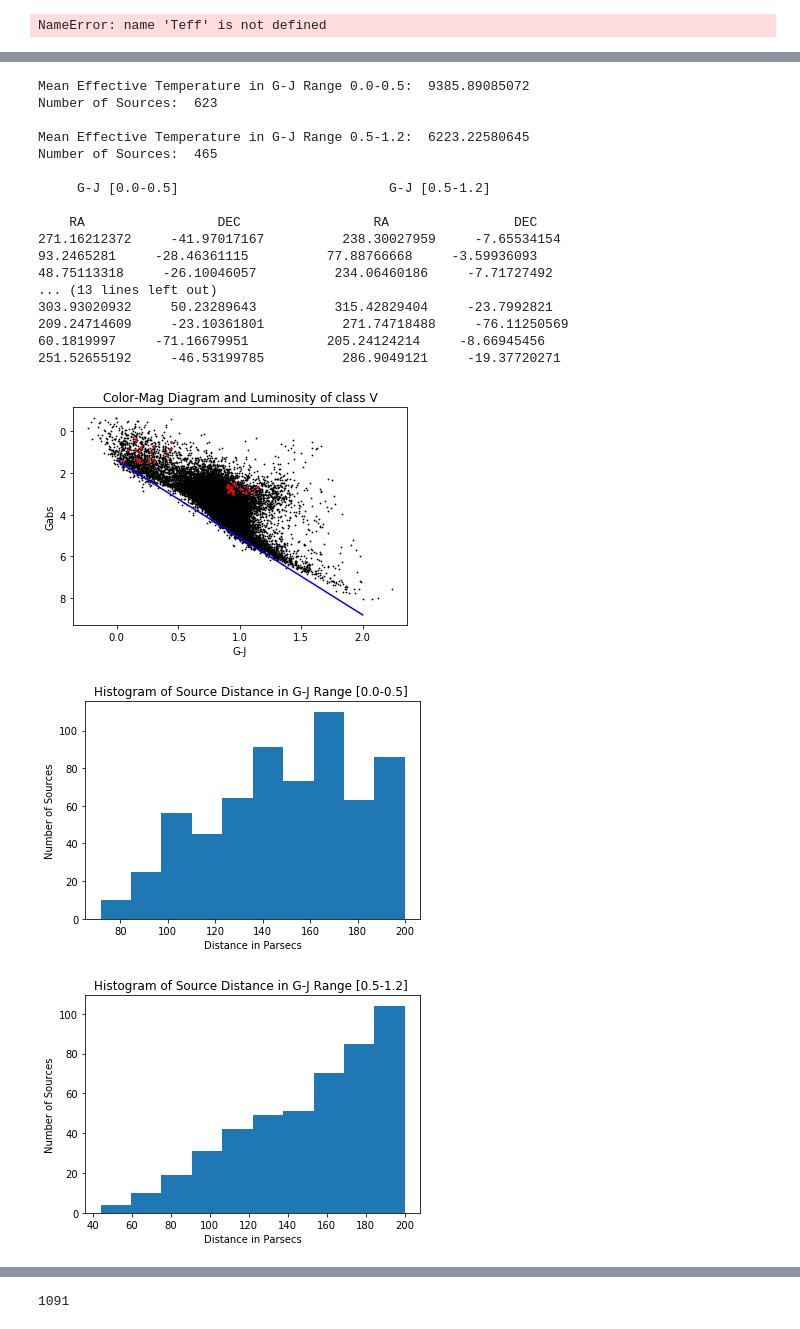
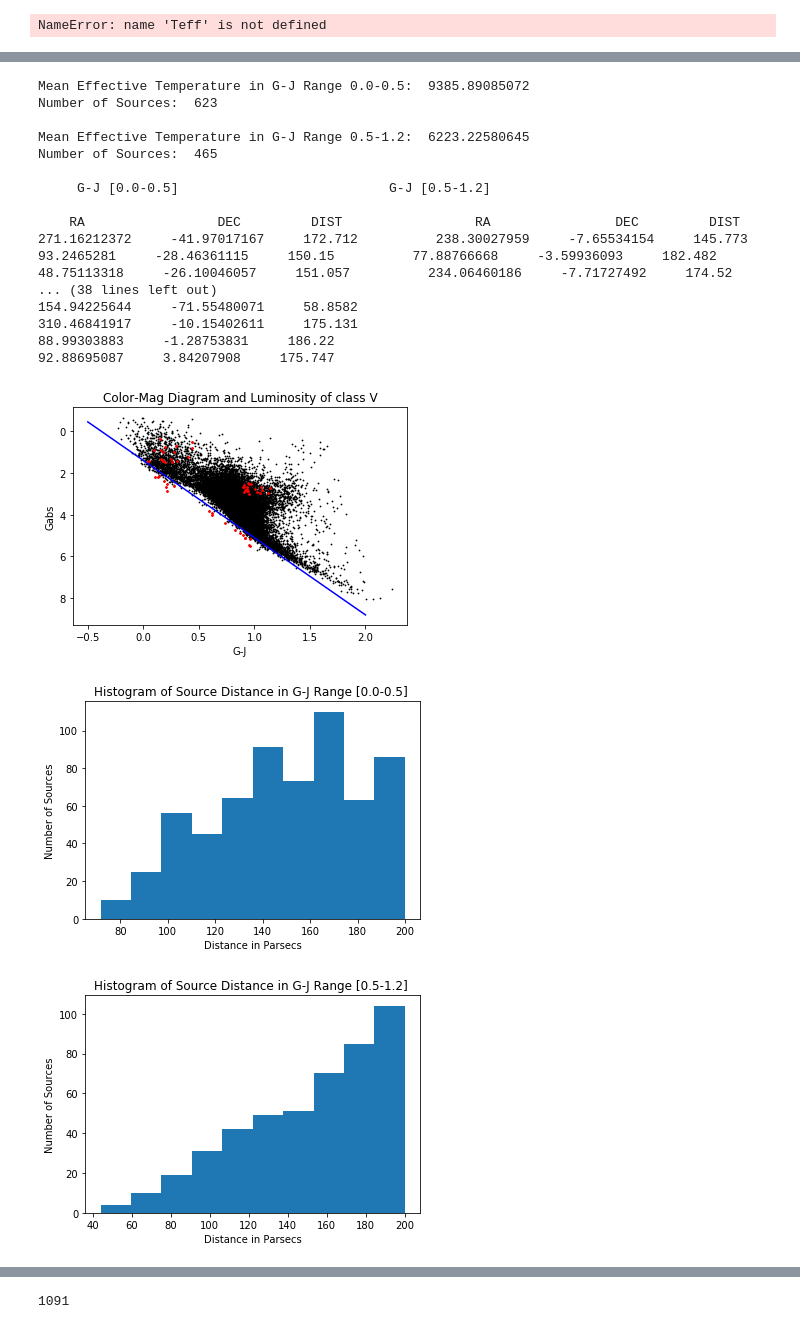
Before and after one commit to leemundy/GAIA, a Jupyter notebook: Work-Areas/khall/notebook/Data/StanCat Work.ipynb, the cells around one changed output, grey strips where cells are left out. Cells and saved outputs as stored; diff of their text form; code cells hidden in the pictures.

```diff
--- a/Work-Areas/khall/notebook/Data/StanCat Work.ipynb
+++ b/Work-Areas/khall/notebook/Data/StanCat Work.ipynb
@@ -495,9 +495,9 @@ GJ_below = []
 dist_below = []
 temp_below = []
 # Defines a rough estimate of the bottom of the Main Sequence Line.
-xrange = np.linspace(0.0,2.0)
+xrange = np.linspace(-0.5,2.0)
 yvalue = xrange*3.7 +1.4
-plt.plot(xrange,y,c='b')
+plt.plot(xrange,yvalue,c='b')
 
 for i in range(0,len(Teff)):
     if(SpTypeN[i] == 5.0 and Gmag.mask[i] == False and Jmag.mask[i] == False and Kmag.mask[i] == False and Hmag.mask[i] == False):
@@ -522,14 +522,22 @@ for i in range(0,len(Teff)):
                     G2nd.append(Gvalue)
                     GJ2nd.append(GJvalue)
                     dist_2nd.append(dist[i])
-#             if(0.2 <= GJvalue <= 0.5):
-#                 if(Gvalue/GJvalue < 3.7):
-#                     RA_below.append(RA[i])
-#                     DEC_below.append(DEC[i])
-#                     G_below.append(Gvalue)
-#                     GJ_below.append(GJvalue)
-#                     dist_below.append(dist[i])
-#                     temp_below.append(Teff[i])
+            if(0.1 <= GJvalue <= 1.0):
+                if(Gvalue > GJvalue*3.7+1.6):
+                    RA_below.append(RA[i])
+                    DEC_below.append(DEC[i])
+                    G_below.append(Gvalue)
+                    GJ_below.append(GJvalue)
+                    dist_below.append(dist[i])
+                    temp_below.append(Teff[i])
+#              if(0.2 <= GJvalue <= 0.5):
+#                  if(Gvalue/GJvalue < 3.7):
+#                      RA_below.append(RA[i])
+#                      DEC_below.append(DEC[i])
+#                      G_below.append(Gvalue)
+#                      GJ_below.append(GJvalue)
+#                      dist_below.append(dist[i])
+#                      temp_below.append(Teff[i])
 
 plt.title('Color-Mag Diagram and Luminosity of class V')
 plt.xlabel('G-J')
@@ -539,6 +547,8 @@ plt.scatter(GJabs,Gabs,s=0.6,c='k')
 meanTempFirst = np.mean(temp_first)
 meanTempSecond = np.mean(temp_second)
 
+Gabs100 = []
+GJabs100 = []
 
 
 print('Mean Effective Temperature in G-J Range 0.0-0.5: ', meanTempFirst, '\nNumber of Sources: ', len(RA_first), '\n')
@@ -546,7 +556,7 @@ print('Mean Effective Temperature in G-J Range 0.0-0.5: ', meanTempFirst, '\nNum
 
 print('Mean Effective Temperature in G-J Range 0.5-1.2: ', meanTempSecond, '\nNumber of Sources: ', len(RA_second), '\n')
 print('     G-J [0.0-0.5]                           G-J [0.5-1.2]\n')
-print('    RA                 DEC                 RA                DEC')
+print('    RA                 DEC         DIST                 RA                DEC         DIST')
 
 G_1st = []
 GJ_1st = []
@@ -554,45 +564,66 @@ G_2nd = []
 GJ_2nd = []
 for j in range(0,20):
 
-    print(RA_first[j], '   ',DEC_first[j], '        ',RA_second[j], '   ',DEC_second[j])
+    print(RA_first[j], '   ',DEC_first[j], '   ',dist_1st[j], '        ',RA_second[j], '   ',DEC_second[j], '   ',dist_2nd[j])
     G_1st.append(G1st[j])
     GJ_1st.append(GJ1st[j])
     G_2nd.append(G2nd[j])
     GJ_2nd.append(GJ2nd[j])
 
+print('\n \nAll Source below Theoretical Main Sequence Line (blue)\n')
+print('    RA                 DEC         DIST')
+for j in range(0,len(RA_below)):
+
+    print(RA_below[j], '   ',DEC_below[j], '   ',dist_below[j])
+#     G_1st.append(G1st[j])
+#     GJ_1st.append(GJ1st[j])
+#     G_2nd.append(G2nd[j])
+#     GJ_2nd.append(GJ2nd[j])
 plt.scatter(GJ_1st,G_1st,s=3.0,c='r')
 plt.scatter(GJ_2nd,G_2nd,s=3.0,c='r')
 plt.scatter(GJ_below,G_below,s=3.0,c='r')
 plt.show()
 
 plt.title('Histogram of Source Distance in G-J Range [0.0-0.5] ')
 plt.xlabel('Distance in Parsecs')
 plt.ylabel('Number of Sources')
 hist1st=plt.hist(dist_1st)
 plt.show()
 plt.title('Histogram of Source Distance in G-J Range [0.5-1.2] ')
 plt.xlabel('Distance in Parsecs')
 plt.ylabel('Number of Sources')
 hist2nd=plt.hist(dist_2nd)
 plt.show()
+
+for i in range(0,len(Teff)):
+    if(SpTypeN[i] == 5.0 and Gmag.mask[i] == False and Jmag.mask[i] == False and Kmag.mask[i] == False and Hmag.mask[i] == False):
+        if(Jmag.mask[i] == False and Gmag.mask[i] == False):
+            if(dist[i] < 100):
+                Gvalue = AbsGmag[i]
+                GJvalue = AbsGmag[i]-AbsJmag[i]
+                Gabs100.append(Gvalue)
+                GJabs100.append(GJvalue)
+plt.scatter(GJabs100,Gabs100,s=1.0)
+plt.gca().invert_yaxis()
+plt.show()
 # %% [output]
 Mean Effective Temperature in G-J Range 0.0-0.5:  9385.89085072
 Number of Sources:  623
 
 Mean Effective Temperature in G-J Range 0.5-1.2:  6223.22580645
 Number of Sources:  465
 
      G-J [0.0-0.5]                           G-J [0.5-1.2]
 
-    RA                 DEC                 RA                DEC
-271.16212372     -41.97017167          238.30027959     -7.65534154
-93.2465281     -28.46361115          77.88766668     -3.59936093
-48.75113318     -26.10046057          234.06460186     -7.71727492
-... (13 lines left out)
-303.93020932     50.23289643          315.42829404     -23.7992821
-209.24714609     -23.10361801          271.74718488     -76.11250569
-60.1819997     -71.16679951          205.24124214     -8.66945456
-251.52655192     -46.53199785          286.9049121     -19.37720271
+    RA                 DEC         DIST                 RA                DEC         DIST
+271.16212372     -41.97017167     172.712          238.30027959     -7.65534154     145.773
+93.2465281     -28.46361115     150.15          77.88766668     -3.59936093     182.482
+48.75113318     -26.10046057     151.057          234.06460186     -7.71727492     174.52
+... (38 lines left out)
+154.94225644     -71.55480071     58.8582
+310.46841917     -10.15402611     175.131
+88.99303883     -1.28753831     186.22
+92.88695087     3.84207908     175.747
-[figure, old version]
+[figure, new version]
 [figure]
 [figure]
```
Also changed, not shown: parts of 4 cells of this notebook.
